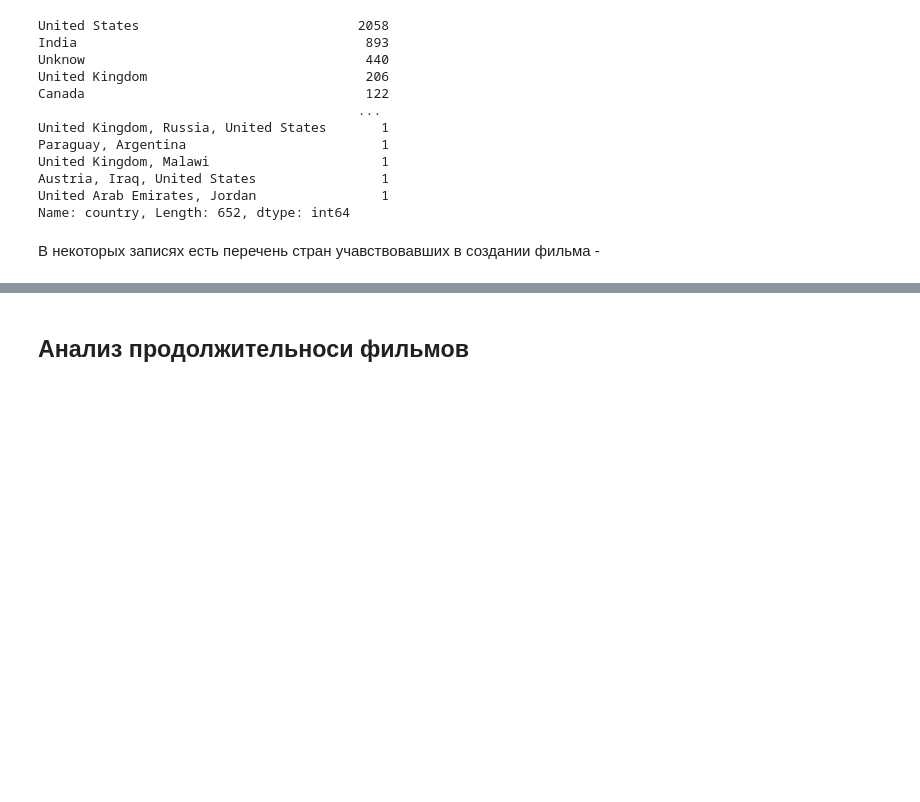
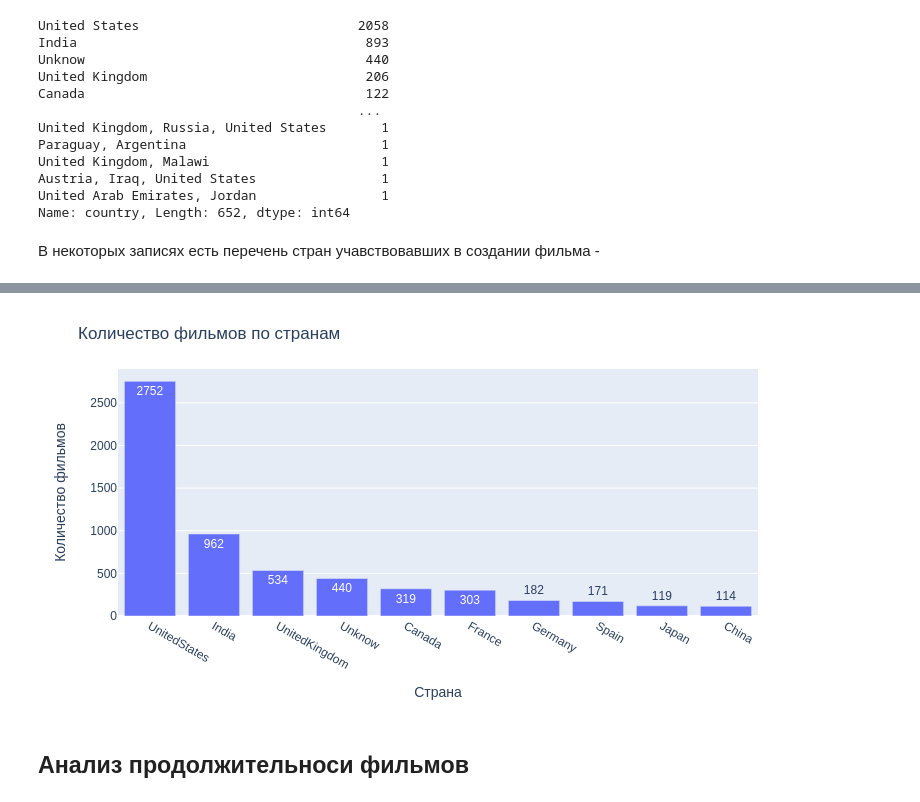
Before and after one commit to ArtemKarDev/Kaggle, a Jupyter notebook: EDA_Netflix_Kaggle.ipynb, the cells around one changed output, grey strips where cells are left out. Cells and saved outputs as stored; diff of their text form; code cells hidden in the pictures; blank space fills up the shorter version.

```diff
--- a/EDA_Netflix_Kaggle.ipynb
+++ b/EDA_Netflix_Kaggle.ipynb
@@ -350,13 +340,15 @@ countries_fin
 # %%
-# визуализируем полученные данные
-names = [name for name, values in countries_fin]
-values = [values for name, values in countries_fin]
+  # функция для визуализации данных
+def get_graph_counts(data, title,xlabel,ylabel):
 
-fig = px.bar(x=names,
-             y=values,
-             text=names)
-fig.update_layout(title="Количество фильмов по странам",
-                  xaxis_title="Страна",
-                  yaxis_title="Количество фильмов",
-                  width=800, height=400)
-fig.show('png')
+    names = [name for name, values in data]
+    values = [values for name, values in data]
+
+    fig = px.bar(x=names,
+                y=values,
+                text=values)
+    fig.update_layout(title=title,
+                      xaxis_title=xlabel,
+                      yaxis_title=ylabel,
+                      width=800, height=400)
+    fig.show('png')
@@ -364,0 +355,3 @@ fig.show('png')
+# %%
+countries_fin = get_counts(list(netflix_movie['country']))[:10]
+countries_fin
@@ -365,3 +369,7 @@ fig.show('png')
+# %%
+get_graph_counts(countries_fin, "Количество фильмов по странам", "Страна", "Количество фильмов")
+# %% [output]
+[figure, added]
 # %% [markdown]
 ## Анализ продолжительноси фильмов
 # %%
```
Also changed, not shown: parts of 28 cells of this notebook.
